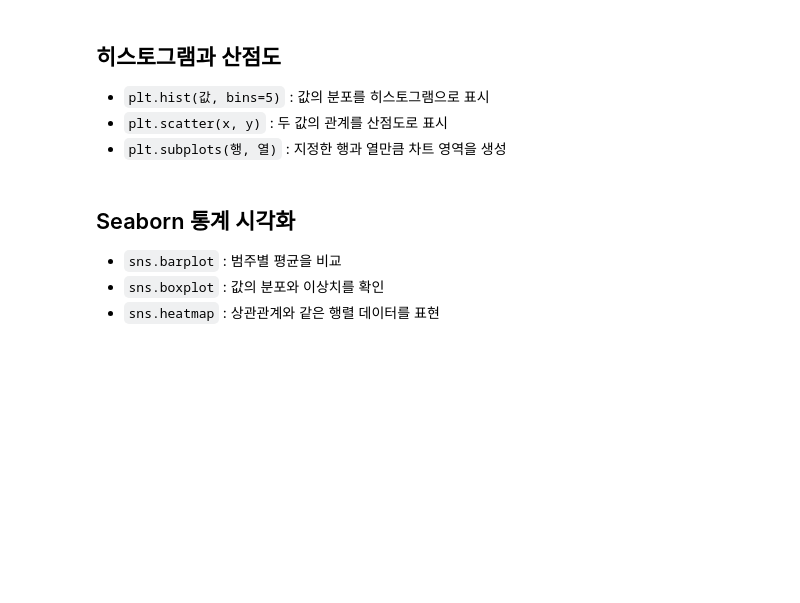
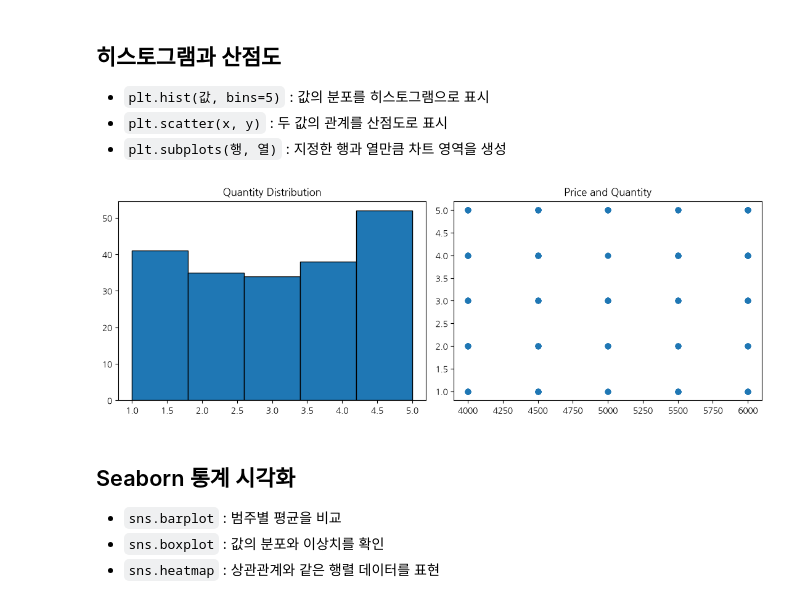
Before and after one commit to ho0829-ui/ssafy-ai, a Jupyter notebook: 00_ai/Day02/배포용/라이브실습/라이브3_실습_빈칸.ipynb, the cells around one changed output. Cells and saved outputs as stored; diff of their text form; code cells hidden in the pictures; blank space fills up the shorter version.

```diff
--- a/00_ai/Day02/배포용/라이브실습/라이브3_실습_빈칸.ipynb
+++ b/00_ai/Day02/배포용/라이브실습/라이브3_실습_빈칸.ipynb
@@ -91,16 +119,18 @@ plt.show()
 # %%
 fig, axes = plt.subplots(1, 2, figsize=(11, 4))
 
 axes[0].hist(df["수량"], bins=5, edgecolor="black")
 axes[0].set_title(L("수량 분포", "Quantity Distribution"))
 
 # 단가와 수량의 산점도를 그려 보세요
-y값 = None                          # df["수량"]
+y값 = df["수량"]                          # df["수량"]
 axes[1].scatter(df["단가"], y값)
 axes[1].set_title(L("단가와 수량", "Price and Quantity"))
 
 plt.tight_layout()
 plt.show()
+# %% [output]
+[figure, added]
 # %% [markdown]
 ## Seaborn 통계 시각화
 
```
Also changed, not shown: parts of 10 cells of this notebook, 1 other file.
